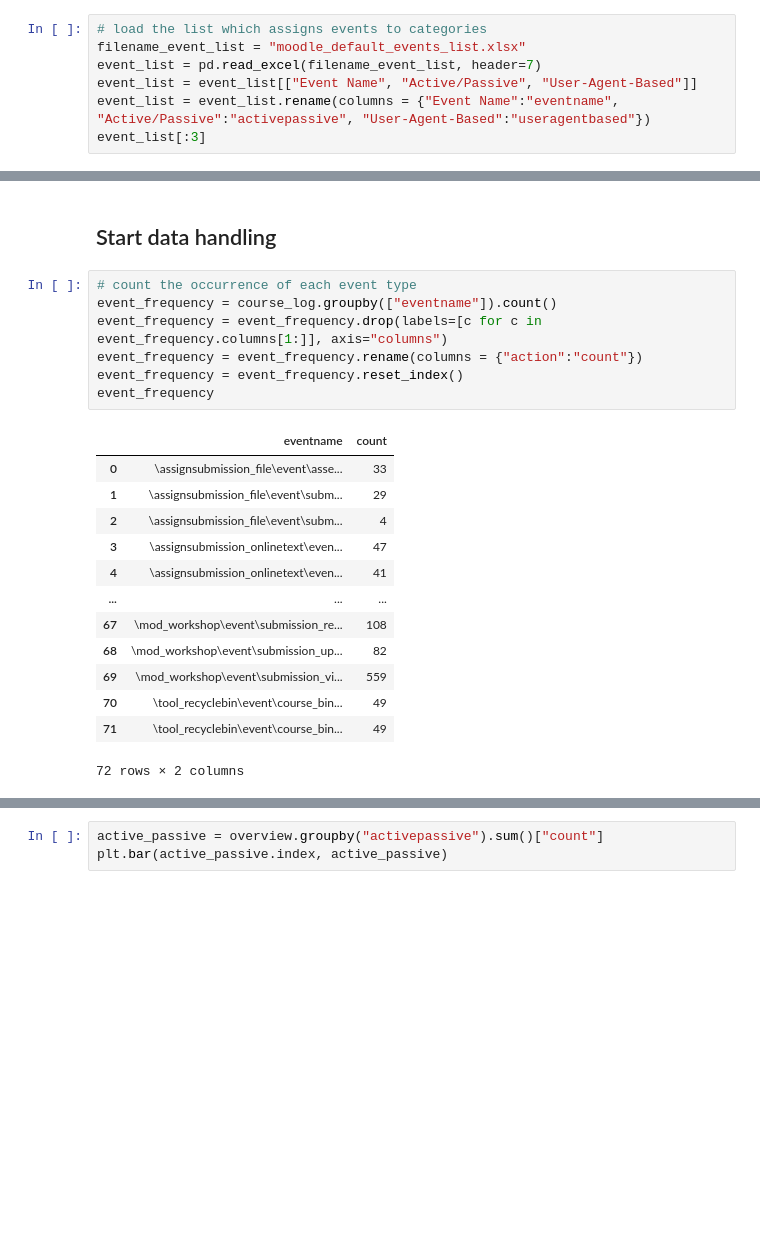
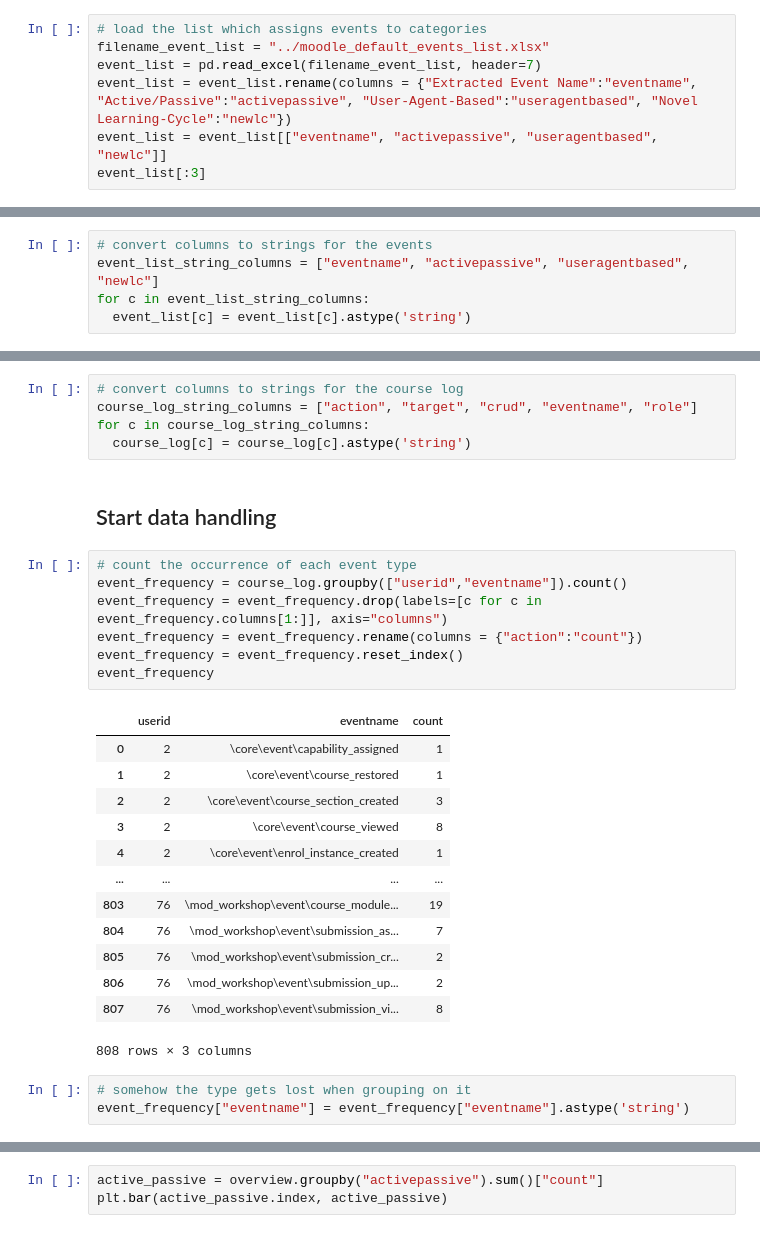
Before and after one commit to ugGit/mdl_interactions_plugin, a Jupyter notebook: lanalzyer/category_mapper.ipynb, the cells around one changed output, grey strips where cells are left out. Cells and saved outputs as stored; diff of their text form; blank space fills up the shorter version.

```diff
--- a/lanalzyer/category_mapper.ipynb
+++ b/lanalzyer/category_mapper.ipynb
@@ -6,9 +6,9 @@ import matplotlib.pyplot as plt
 ## Load data sources
 # %%
 # load the list which assigns events to categories
-filename_event_list = "moodle_default_events_list.xlsx"
+filename_event_list = "../moodle_default_events_list.xlsx"
 event_list = pd.read_excel(filename_event_list, header=7)
-event_list = event_list[["Event Name", "Active/Passive", "User-Agent-Based"]]
-event_list = event_list.rename(columns = {"Event Name":"eventname", "Active/Passive":"activepassive", "User-Agent-Based":"useragentbased"})
+event_list = event_list.rename(columns = {"Extracted Event Name":"eventname", "Active/Passive":"activepassive", "User-Agent-Based":"useragentbased", "Novel Learning-Cycle":"newlc"})
+event_list = event_list[["eventname", "activepassive", "useragentbased", "newlc"]]
 event_list[:3]
 # %% [output]
@@ -19,3 +19,8 @@ event_list[:3]
+# %%
+# convert columns to strings for the events
+event_list_string_columns = ["eventname", "activepassive", "useragentbased", "newlc"]
+for c in event_list_string_columns:
+  event_list[c] = event_list[c].astype('string')
 # %%
 # load the moodle course log
 filename_course_log = 'course_log.pkl'
@@ -27,26 +32,34 @@ course_log[:3]
 | 0 | viewed | course | r | 50 | 2 | \core\event\course_viewed | 13 | norole | NaN | ... |
 | 1 | viewed | user_list | r | 50 | 0 | \core\event\user_list_viewed | 13 | norole | NaN | ... |
 | 2 | viewed | user_list | r | 50 | 0 | \core\event\user_list_viewed | 13 | norole | NaN | ... |
+# %%
+# convert columns to strings for the course log
+course_log_string_columns = ["action", "target", "crud", "eventname", "role"]
+for c in course_log_string_columns:
+  course_log[c] = course_log[c].astype('string')
 # %% [markdown]
 ## Start data handling
 # %%
 # count the occurrence of each event type
-event_frequency = course_log.groupby(["eventname"]).count()
+event_frequency = course_log.groupby(["userid","eventname"]).count()
 event_frequency = event_frequency.drop(labels=[c for c in event_frequency.columns[1:]], axis="columns")
 event_frequency = event_frequency.rename(columns = {"action":"count"})
 event_frequency = event_frequency.reset_index()
 event_frequency
 # %% [output]
-|  | eventname | count |
-| 0 | \assignsubmission_file\event\asse... | 33 |
-| 1 | \assignsubmission_file\event\subm... | 29 |
-| 2 | \assignsubmission_file\event\subm... | 4 |
-| 3 | \assignsubmission_onlinetext\even... | 47 |
-| 4 | \assignsubmission_onlinetext\even... | 41 |
-| ... | ... | ... |
-| 67 | \mod_workshop\event\submission_re... | 108 |
-| 68 | \mod_workshop\event\submission_up... | 82 |
-| 69 | \mod_workshop\event\submission_vi... | 559 |
-| 70 | \tool_recyclebin\event\course_bin... | 49 |
-| 71 | \tool_recyclebin\event\course_bin... | 49 |
+|  | userid | eventname | count |
+| 0 | 2 | \core\event\capability_assigned | 1 |
+| 1 | 2 | \core\event\course_restored | 1 |
+| 2 | 2 | \core\event\course_section_created | 3 |
+| 3 | 2 | \core\event\course_viewed | 8 |
+| 4 | 2 | \core\event\enrol_instance_created | 1 |
+| ... | ... | ... | ... |
+| 803 | 76 | \mod_workshop\event\course_module... | 19 |
+| 804 | 76 | \mod_workshop\event\submission_as... | 7 |
+| 805 | 76 | \mod_workshop\event\submission_cr... | 2 |
+| 806 | 76 | \mod_workshop\event\submission_up... | 2 |
+| 807 | 76 | \mod_workshop\event\submission_vi... | 8 |
-72 rows × 2 columns
+808 rows × 3 columns
+# %%
+# somehow the type gets lost when grouping on it
+event_frequency["eventname"] = event_frequency["eventname"].astype('string')
```
Also changed, not shown: parts of 13 cells of this notebook, 1 other file.
